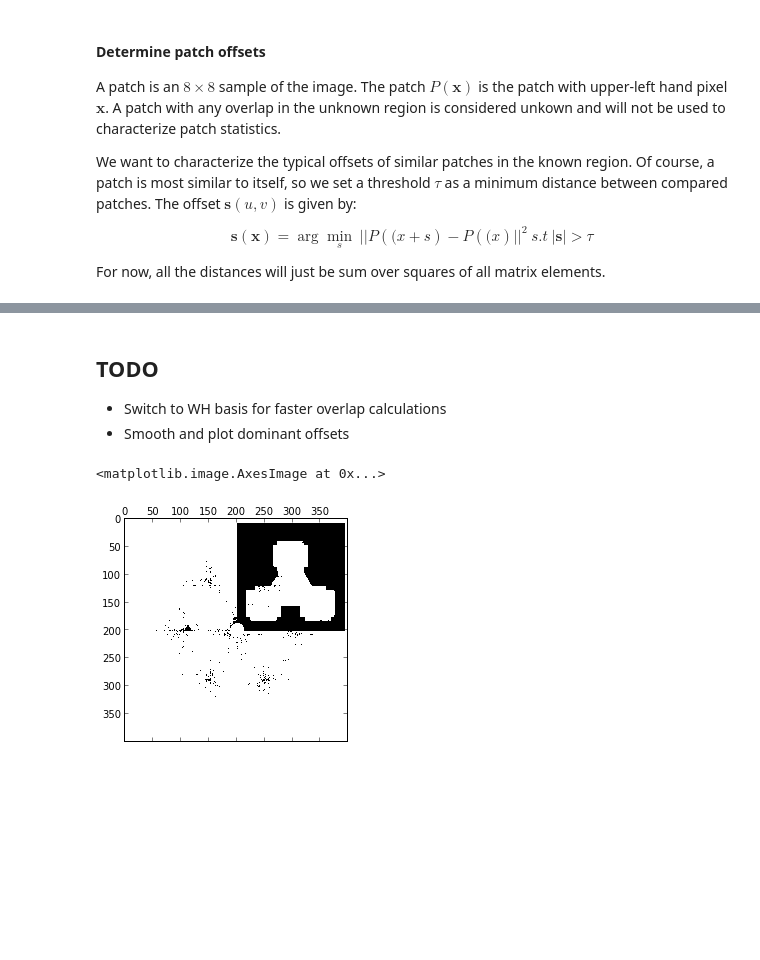
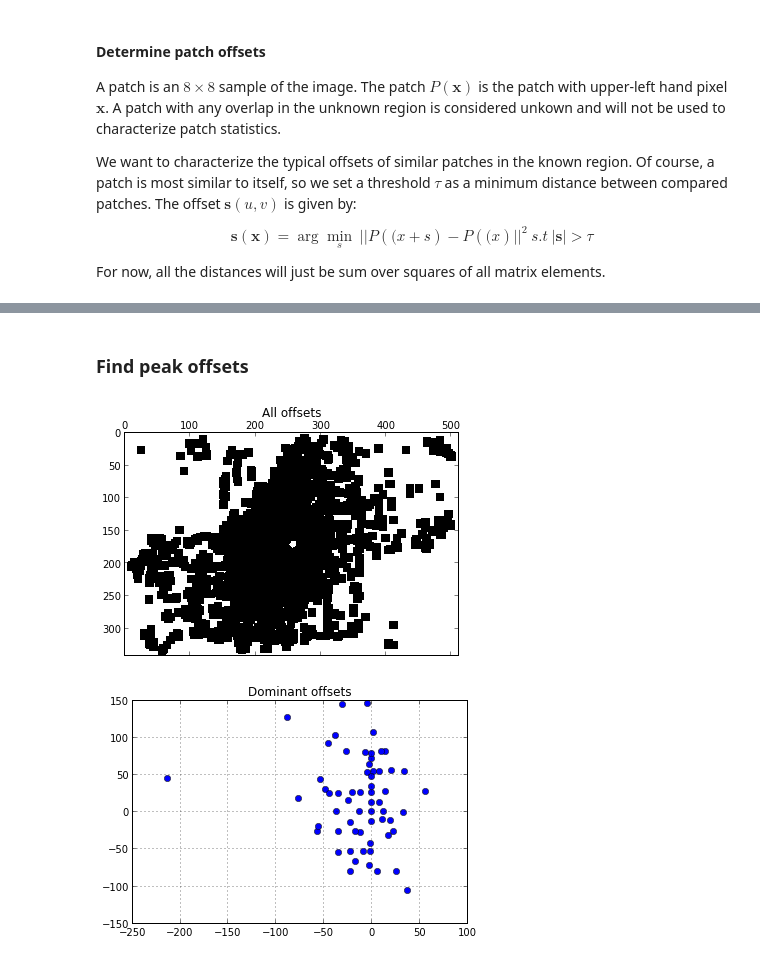
Before and after one commit to bachase/inpaint, a Jupyter notebook: pyinpaint.ipynb, the cells around one changed output, grey strips where cells are left out. Drawn from its saved outputs; the diff is of its cells as text; code cells hidden in the pictures; blank space fills up the shorter version.

```diff
--- a/pyinpaint.ipynb
+++ b/pyinpaint.ipynb
@@ -198,12 +159,54 @@ def patch_statistics(im,msk):
 # %%
 offsets = patch_statistics(known, valid_patch)
-# %% [markdown]
-## TODO
-
-* Switch to WH basis for faster overlap calculations
-* Smooth and plot dominant offsets
-# %%
-spy(offsets)
-# %% [output]
-<matplotlib.image.AxesImage at 0x...>
-[figure, removed]
+# %% [markdown]
+### Find peak offsets
+# %%
+offsets[offsets < 2] = 0
+smoothed_offsets = gaussian_filter(offsets,sqrt(2))
+# %%
+@autojit
+def is_peak(offsets, m, n):
+    if(offsets[m,n] == 0):
+        return False
+    for dm in range(-4,5):
+        if(m + dm >= 0 and m + dm < offsets.shape[0]):
+            for dn in range(-4,5):
+                if(n+dn >= 0 and n + dn < offsets.shape[1]):
+                    if(offsets[m,n] < offsets[m+dm,n+dn]):
+                        return False
+    return True
+
+@autojit
+def dominant_offsets_helper(offsets):
+    ''' Return K most dominant offsets from offsets matrix '''
+    res = np.zeros((10000,3))
+    idx = 0
+    M = offsets.shape[0]
+    N = offsets.shape[1]
+    for m in range(0,M):
+        for n in range(0,N):
+            if(is_peak(offsets,m,n)):
+                res[idx,0] = m
+                res[idx,1] = n
+                res[idx,2] = offsets[m,n]
+                idx += 1
+    return res[:idx,:]
+
+def dominant_offsets(im, offsets, K = 60):
+    ''' Collect dominate offsets from image, adding in default 0,0 offset '''
+    res = dominant_offsets_helper(offsets)
+    res = np.array(sorted(res, key = lambda x: x[-1])[::-1])[:K,0:2]
+    return np.concatenate((np.array([[0,0]]),res - [im.shape[0],im.shape[1]]))
+# %%
+spy(smoothed_offsets)
+np.sum(smoothed_offsets != 0)
+offsets = dominant_offsets(known,smoothed_offsets, K = 60)
+title('All offsets');
+# %% [output]
+[figure, added]
+# %%
+plot(offsets[:,1],offsets[:,0],'o')
+grid(True)
+title('Dominant offsets');
+# %% [output]
+[figure, added]
```
Also changed, not shown: parts of 18 cells of this notebook, 7 other files.
